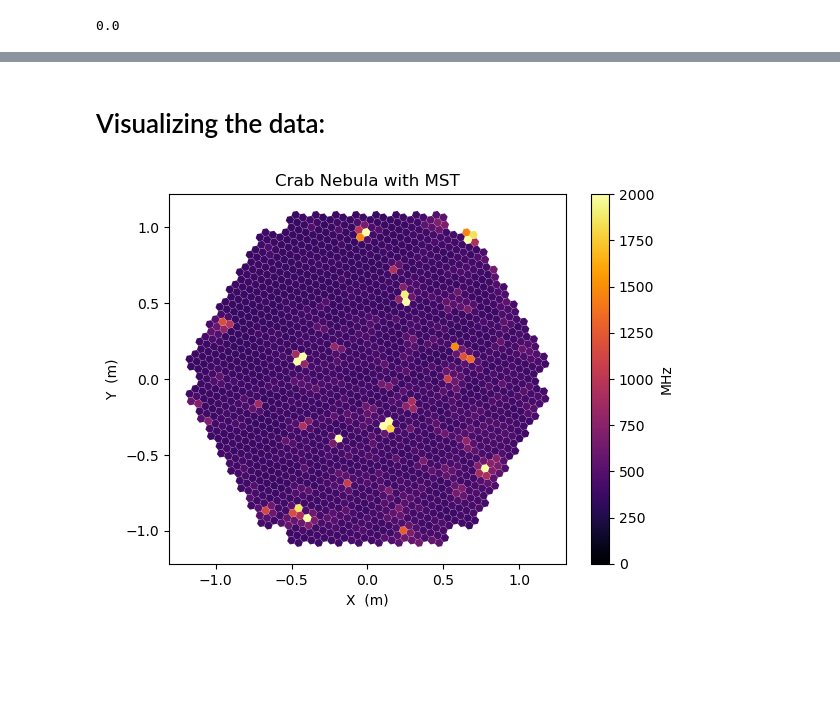
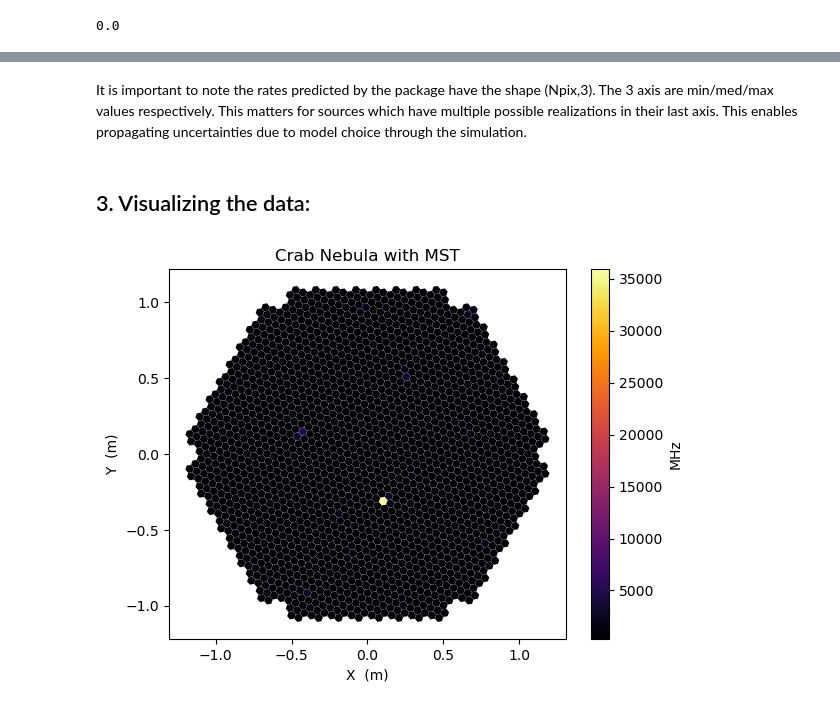
Before and after one commit to GerritRo/nsb2, a Jupyter notebook: docs/examples/MST_Tutorial.ipynb, the cells around one changed output, grey strips where cells are left out. Saved outputs shown, nothing was run; the diff lists cells and outputs as text; code cells hidden in the pictures; blank space fills up the shorter version.

```diff
--- a/docs/examples/MST_Tutorial.ipynb
+++ b/docs/examples/MST_Tutorial.ipynb
@@ -57,12 +71,12 @@ mst = CTAO.MSTNorth()
 # %%
 model_diff = Pipeline(mst, atmo, [glow, zodi, noll13],
-                      paths=[DirectPath(), ScatteredPath(nside=2**4, eval_grid_n=4)])
+                      paths=[DirectPath(), ScatteredPath()])
 
 model_star = Pipeline(mst, atmo, [h_bright, u_mag15, o_mag15],
                       paths=[DirectPath(solver=LUTDirectSolver())])
 
 model_star_scatter = Pipeline(mst, atmo, [h_bright, u_mag15_map, o_mag15],
-                              paths=[ScatteredPath(solver=LUTScatteredSolver(), nside=2**4, eval_grid_n=4)])
+                              paths=[ScatteredPath(solver=LUTScatteredSolver())])
 
 # Compose and compile
 model = model_star + model_star_scatter + model_diff
@@ -92,5 +128,7 @@ Wall time: 3.08 s
+# %% [markdown]
+It is important to note the rates predicted by the package have the shape (Npix,3). The 3 axis are min/med/max values respectively. This matters for sources which have multiple possible realizations in their last axis. This enables propagating uncertainties due to model choice through the simulation.
 # %% [markdown]
-# Visualizing the data:
+## 3. Visualizing the data:
 # %%
 from ctapipe.instrument import CameraGeometry
 from ctapipe.visualization import CameraDisplay
@@ -104,7 +142,6 @@ def ctapipe_disp(cam, rates, ax, label='a.u.', **kwargs):
 # %%
 fig, ax = plt.subplots()
 p_all = [p.rates.to(u.MHz)[:,1] for p in pred]
 disp = ctapipe_disp(cam, np.array(p_all).sum(axis=0), ax, label='MHz', show_frame=False, title='Crab Nebula with MST')
-disp.set_limits_minmax(0,2000)
 # %% [output]
-[figure, old version]
+[figure, new version]
```
Also changed, not shown: parts of 15 cells of this notebook, 5 other files.
